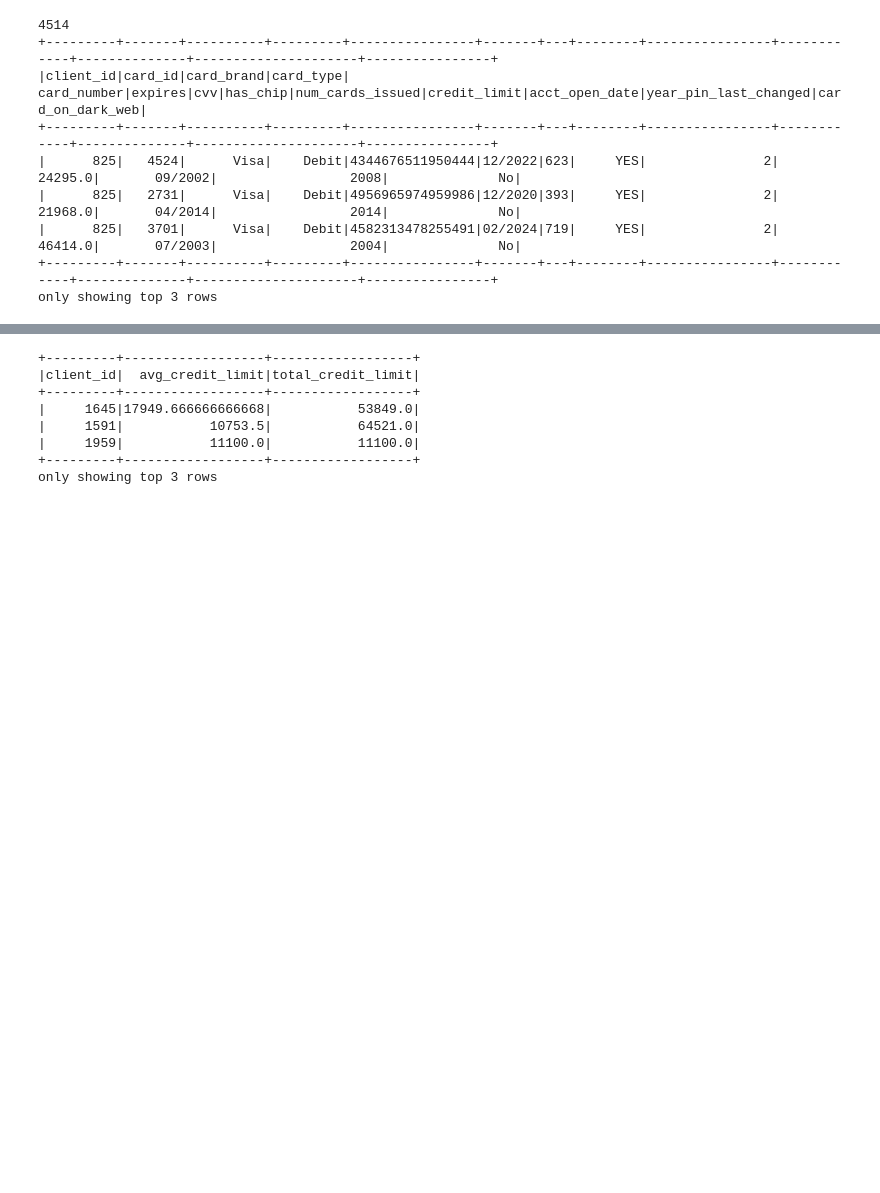
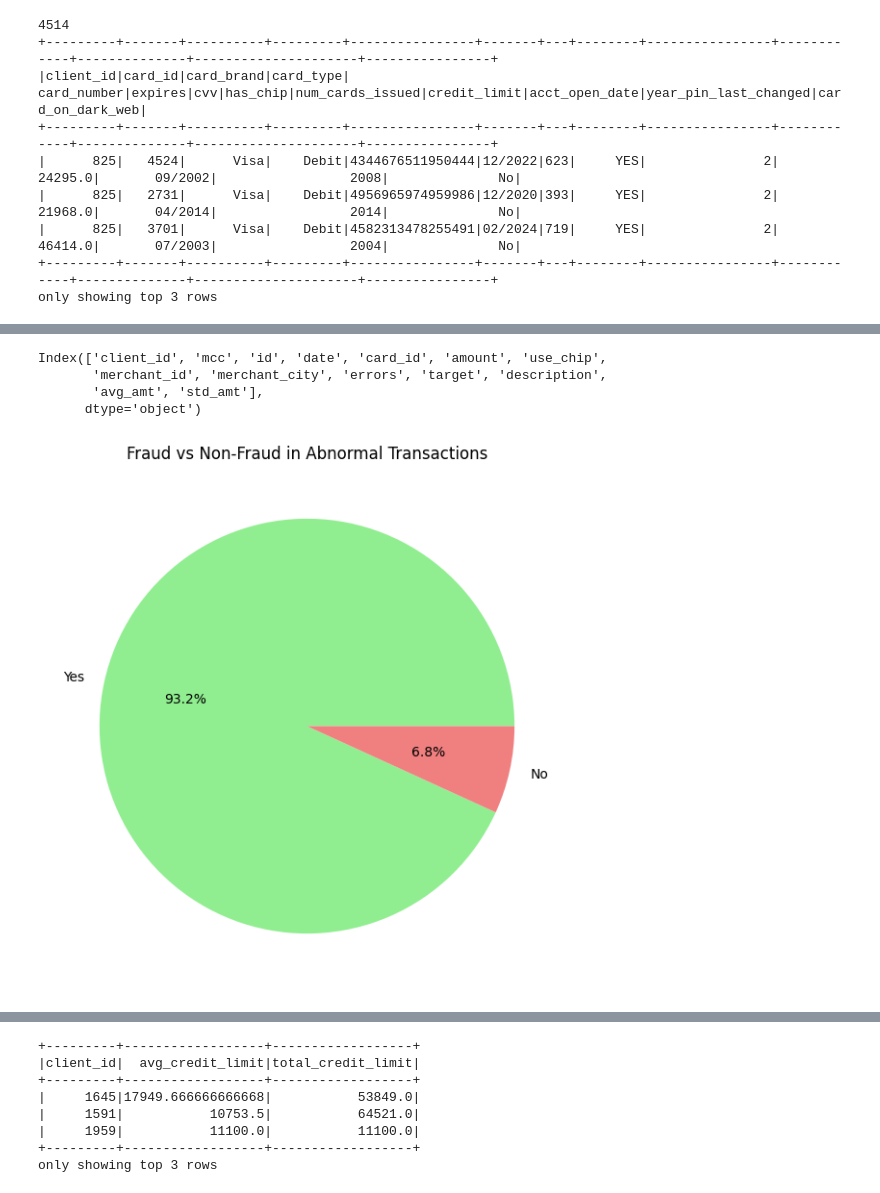
Before and after one commit to Sara-Gamal12/Transaction-Classification-and-Analysis, a Jupyter notebook: Users EDA.ipynb, the cells around one changed output, grey strips where cells are left out. Cells and saved outputs as stored; diff of their text form; code cells hidden in the pictures; blank space fills up the shorter version.

```diff
--- a/Users EDA.ipynb
+++ b/Users EDA.ipynb
@@ -113,0 +162,13 @@ only showing top 3 rows
+# %%
+# Get avg and std of amount per user
+user_amt_stats = transactions_df.groupBy("client_id").agg(
+    F.avg("amount").alias("avg_amt"),
+    F.stddev("amount").alias("std_amt")
+)
+
+# Join back to the transactions to compare each transaction
+txn_with_stats = transactions_df.join(user_amt_stats, on="client_id")
+# Flag if amount > avg + 3 * std (could tweak threshold)
+unusual_txns = txn_with_stats.filter(col("amount") > col("avg_amt") + 15 * col("std_amt"))
+unusual_pd = unusual_txns.toPandas()
+unusual_txns.select("client_id", "amount", "avg_amt", "std_amt", "merchant_id").show()
@@ -113,0 +194,17 @@ only showing top 3 rows
+# %%
+unusual_pd.columns
+# %% [output]
+Index(['client_id', 'mcc', 'id', 'date', 'card_id', 'amount', 'use_chip',
+       'merchant_id', 'merchant_city', 'errors', 'target', 'description',
+       'avg_amt', 'std_amt'],
+      dtype='object')
+# %%
+# Get the percentage of fraud and non-fraud transactions
+fraud_counts = unusual_pd["target"].value_counts()
+# Plot the pie chart
+plt.figure(figsize=(7, 7))
+plt.pie(fraud_counts, labels=["Yes", "No"], autopct='%1.1f%%', colors=['lightgreen', 'lightcoral'])
+plt.title("Fraud vs Non-Fraud in Abnormal Transactions")
+plt.show()
+# %% [output]
+[figure, added]
```
Also changed, not shown: parts of 16 cells of this notebook.
